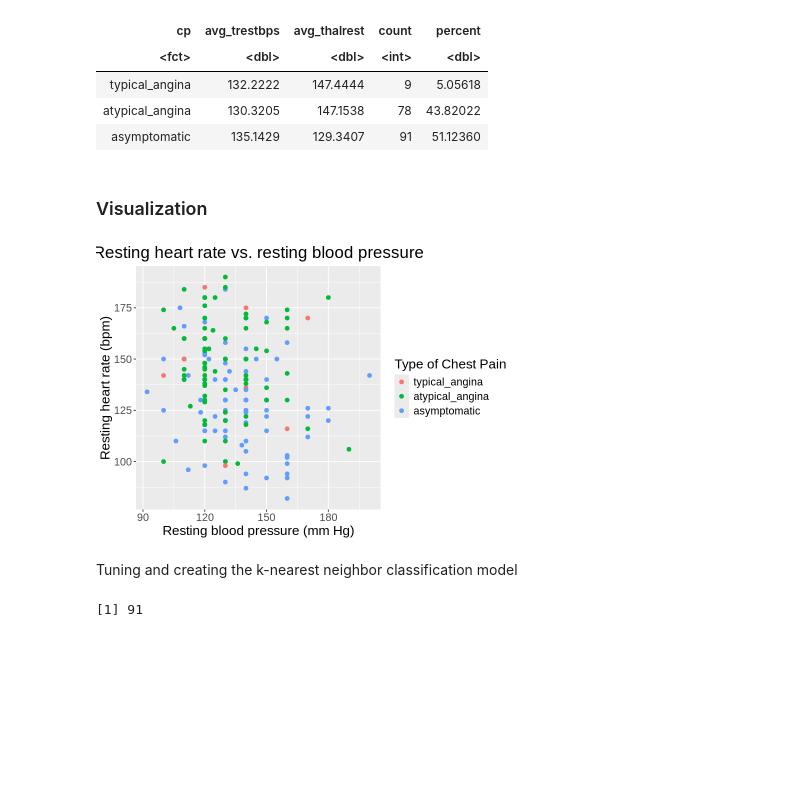
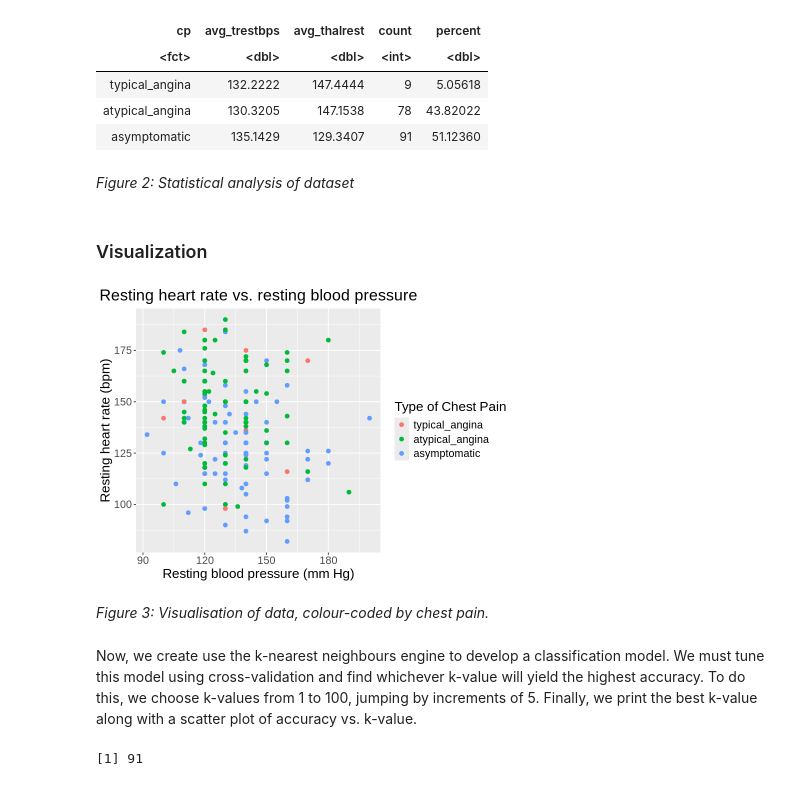
Before and after one commit to andreaschildh/project_proposal, a Jupyter notebook: heart_disease_gproject.ipynb, the cells around one changed output. Cells and saved outputs as stored; diff of their text form; code cells hidden in the pictures; blank space fills up the shorter version.

Commit message:
Figures and descriptions
Added figure titles and general descriptions of coding process.

```diff
--- a/heart_disease_gproject.ipynb
+++ b/heart_disease_gproject.ipynb
@@ -119,23 +111,27 @@ A tibble: 3 × 5
 | typical_angina | 132.2222 | 147.4444 | 9 | 5.05618 |
 | atypical_angina | 130.3205 | 147.1538 | 78 | 43.82022 |
 | asymptomatic | 135.1429 | 129.3407 | 91 | 51.12360 |
+# %% [markdown]
+*Figure 2: Statistical analysis of dataset*
 # %% [markdown]
 ### Visualization
 # %%
 options(repr.plot.width = 7, repr.plot.height = 5)
 heart_disease_viz <- heart_training |>
  ggplot(aes(x = trestbps, y = thalrest, colour = cp)) +
  geom_point(size = 2) +
  ggtitle("Resting heart rate vs. resting blood pressure") +
- theme(text = element_text(size = 16), plot.title = element_text(size = 20, hjust = 0.5)) +
+ theme(text = element_text(size = 16), plot.title = element_text(size = 19, hjust = 0.5)) +
  labs(x = "Resting blood pressure (mm Hg)", y = "Resting heart rate (bpm)",
       color = "Type of Chest Pain")
 
 heart_disease_viz
 # %% [output]
-[figure, old version]
+[figure, new version]
+# %% [markdown]
+*Figure 3: Visualisation of data, colour-coded by chest pain.*
 # %% [markdown]
-Tuning and creating the k-nearest neighbor classification model
+Now, we create use the k-nearest neighbours engine to develop a classification model. We must tune this model using cross-validation and find whichever k-value will yield the highest accuracy. To do this, we choose k-values from 1 to 100, jumping by increments of 5. Finally, we print the best k-value along with a scatter plot of accuracy vs. k-value.
 # %%
 set.seed(5)
 
```
Also changed, not shown: parts of 8 cells of this notebook.
